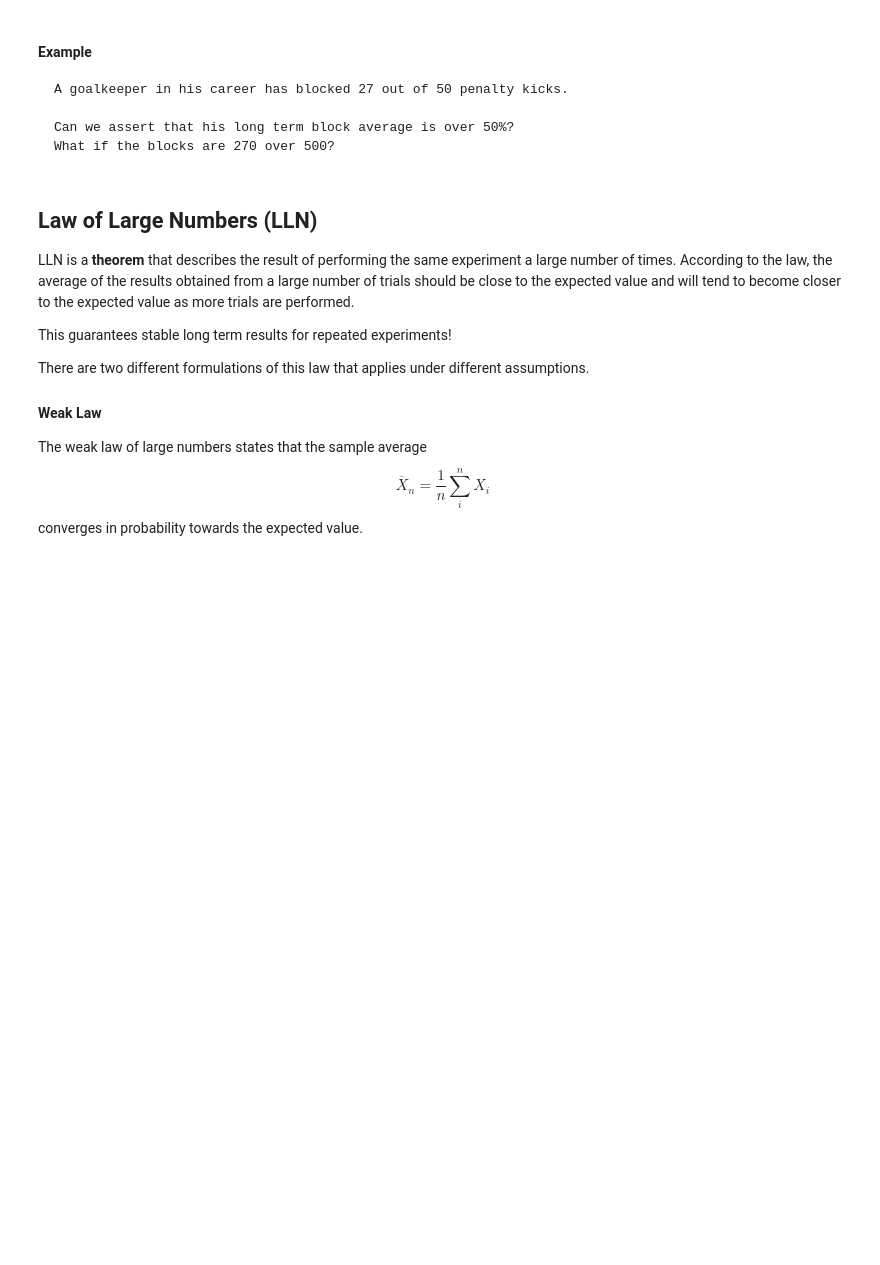
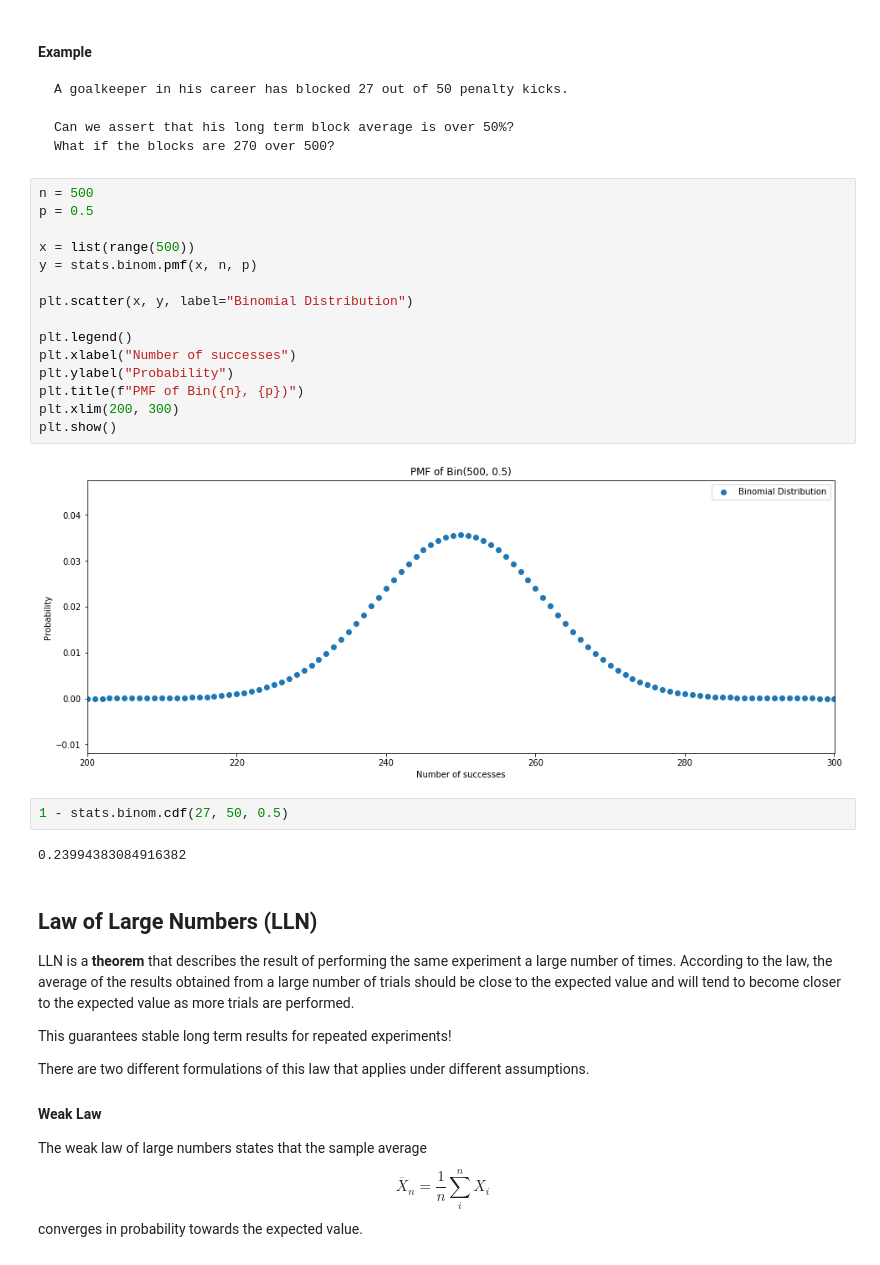
Before and after one commit to iz4vve-talks/ml-course, a Jupyter notebook: notebooks/02.Statistics.ipynb, the cells around one changed output. Saved outputs shown, nothing was run; the diff lists cells and outputs as text; blank space fills up the shorter version.

````diff
--- a/notebooks/02.Statistics.ipynb
+++ b/notebooks/02.Statistics.ipynb
@@ -310,6 +338,27 @@ A goalkeeper in his career has blocked 27 out of 50 penalty kicks.
 Can we assert that his long term block average is over 50%?
 What if the blocks are 270 over 500?
 ```
+# %%
+n = 500
+p = 0.5
+
+x = list(range(500))
+y = stats.binom.pmf(x, n, p)
+
+plt.scatter(x, y, label="Binomial Distribution")
+
+plt.legend()
+plt.xlabel("Number of successes")
+plt.ylabel("Probability")
+plt.title(f"PMF of Bin({n}, {p})")
+plt.xlim(200, 300)
+plt.show()
+# %% [output]
+[figure, added]
+# %%
+1 - stats.binom.cdf(27, 50, 0.5)
+# %% [output]
+0.23994383084916382
 # %% [markdown]
 ## Law of Large Numbers (LLN)
 
````
Also changed, not shown: parts of 5 cells of this notebook, 3 other files.
